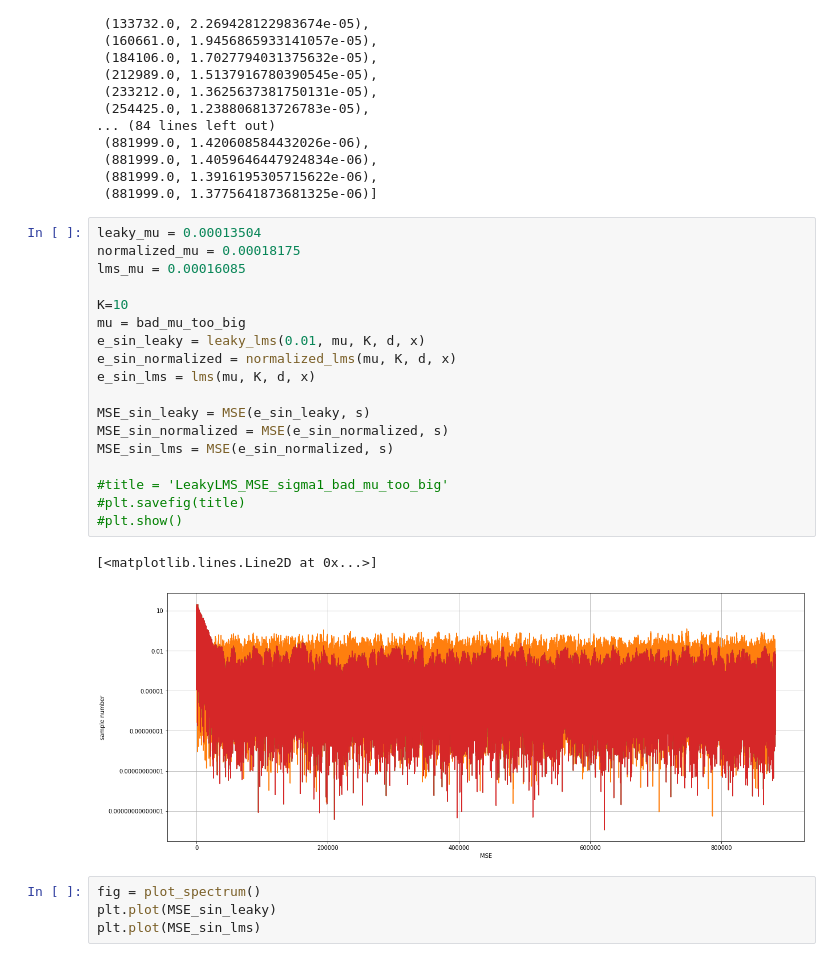
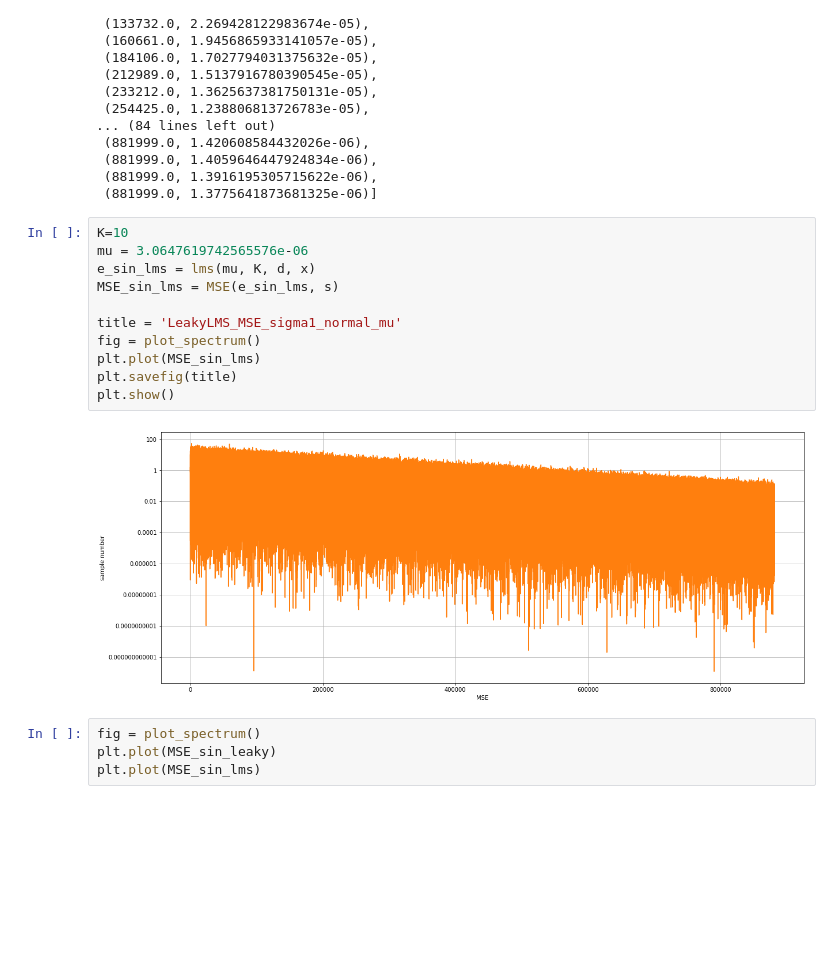
Before and after one commit to okumuskaan/adaptive_filtering, a Jupyter notebook: code_clem/AdaptiveDenoising.ipynb, the cells around one changed output. Drawn from its saved outputs; the diff is of its cells as text; blank space fills up the shorter version.

Commit message:
plot LMS

```diff
--- a/code_clem/AdaptiveDenoising.ipynb
+++ b/code_clem/AdaptiveDenoising.ipynb
@@ -212,26 +212,18 @@ list(zip(samples, mu))
  (881999.0, 1.3916195305715622e-06),
  (881999.0, 1.3775641873681325e-06)]
 # %%
-leaky_mu = 0.00013504
-normalized_mu = 0.00018175
-lms_mu = 0.00016085
+K=10
+mu = 3.0647619742565576e-06
+e_sin_lms = lms(mu, K, d, x)
+MSE_sin_lms = MSE(e_sin_lms, s)
 
-K=10
-mu = bad_mu_too_big
-e_sin_leaky = leaky_lms(0.01, mu, K, d, x)
-e_sin_normalized = normalized_lms(mu, K, d, x)
-e_sin_lms = lms(mu, K, d, x)
-
-MSE_sin_leaky = MSE(e_sin_leaky, s)
-MSE_sin_normalized = MSE(e_sin_normalized, s)
-MSE_sin_lms = MSE(e_sin_normalized, s)
-
-#title = 'LeakyLMS_MSE_sigma1_bad_mu_too_big'
-#plt.savefig(title)
-#plt.show()
+title = 'LeakyLMS_MSE_sigma1_normal_mu'
+fig = plot_spectrum()
+plt.plot(MSE_sin_lms)
+plt.savefig(title)
+plt.show()
 # %% [output]
-[<matplotlib.lines.Line2D at 0x...>]
-[figure, old version]
+[figure, new version]
 # %%
 fig = plot_spectrum()
 plt.plot(MSE_sin_leaky)
```
Also changed, not shown: 2 other files.
